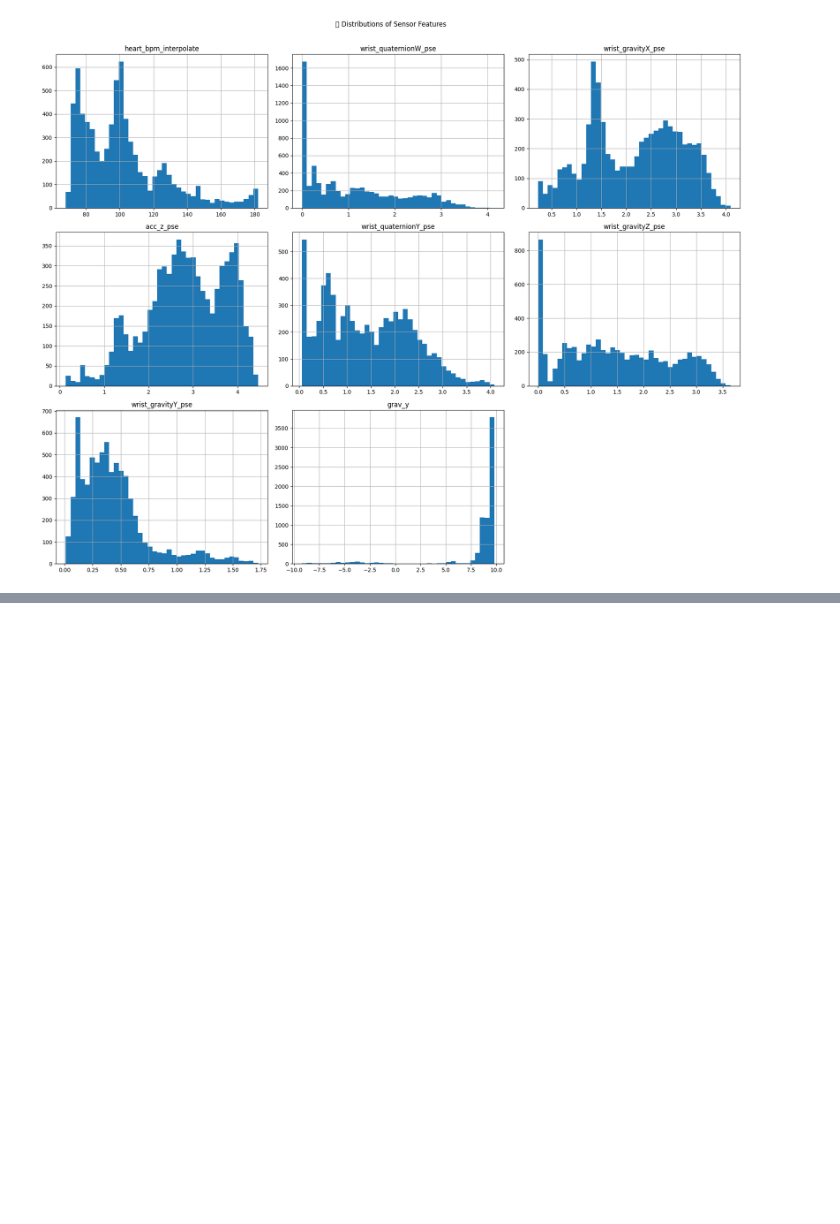
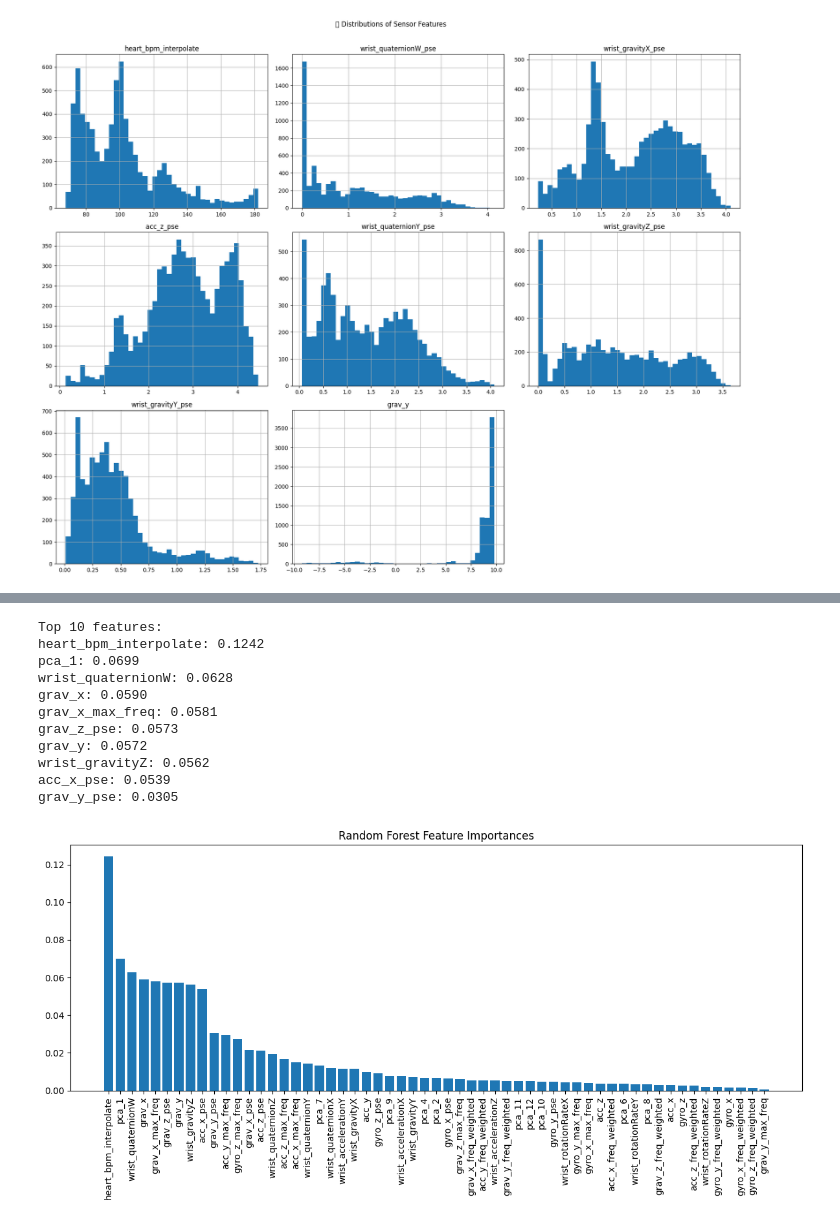
Before and after one commit to IvankaPlesica/ML4QS, a Jupyter notebook: Python3Code/notebooks/IvanaFeaturesDataset.ipynb, the cells around one changed output, grey strips where cells are left out. Cells and saved outputs as stored; diff of their text form; code cells hidden in the pictures; blank space fills up the shorter version.

```diff
--- a/Python3Code/notebooks/IvanaFeaturesDataset.ipynb
+++ b/Python3Code/notebooks/IvanaFeaturesDataset.ipynb
@@ -696,0 +1212,48 @@ final_dataset.to_csv('final_dataset.csv', index=False)
+# %%
+from sklearn.model_selection import train_test_split
+from sklearn.ensemble import RandomForestClassifier
+import matplotlib.pyplot as plt
+import numpy as np
+
+# 1. Prepare data
+# Drop 'index' and keep features and target separately
+X = df_reduced_cleaned.drop(columns=['index', 'activity'])
+y = df_reduced_cleaned['activity']
+
+# Split into train and test sets (e.g., 80/20)
+X_train, X_test, y_train, y_test = train_test_split(X, y, test_size=0.2, random_state=42, stratify=y)
+
+# 2. Train Random Forest (you can tune hyperparameters if needed)
+rf = RandomForestClassifier(n_estimators=100, random_state=42)
+rf.fit(X_train, y_train)
+
+# 3. Get feature importances
+importances = rf.feature_importances_
+indices = np.argsort(importances)[::-1]
+feature_names = X_train.columns
+
+# Print top 10 important features
+print("Top 10 features:")
+for i in range(min(10, len(feature_names))):
+    print(f"{feature_names[indices[i]]}: {importances[indices[i]]:.4f}")
+
+# 4. Plot feature importances
+plt.figure(figsize=(12, 6))
+plt.title("Random Forest Feature Importances")
+plt.bar(range(len(feature_names)), importances[indices], align='center')
+plt.xticks(range(len(feature_names)), feature_names[indices], rotation=90)
+plt.tight_layout()
+plt.show()
+# %% [output]
+Top 10 features:
+heart_bpm_interpolate: 0.1242
+pca_1: 0.0699
+wrist_quaternionW: 0.0628
+grav_x: 0.0590
+grav_x_max_freq: 0.0581
+grav_z_pse: 0.0573
+grav_y: 0.0572
+wrist_gravityZ: 0.0562
+acc_x_pse: 0.0539
+grav_y_pse: 0.0305
+[figure, added]
```
Also changed, not shown: parts of 42 cells of this notebook.
